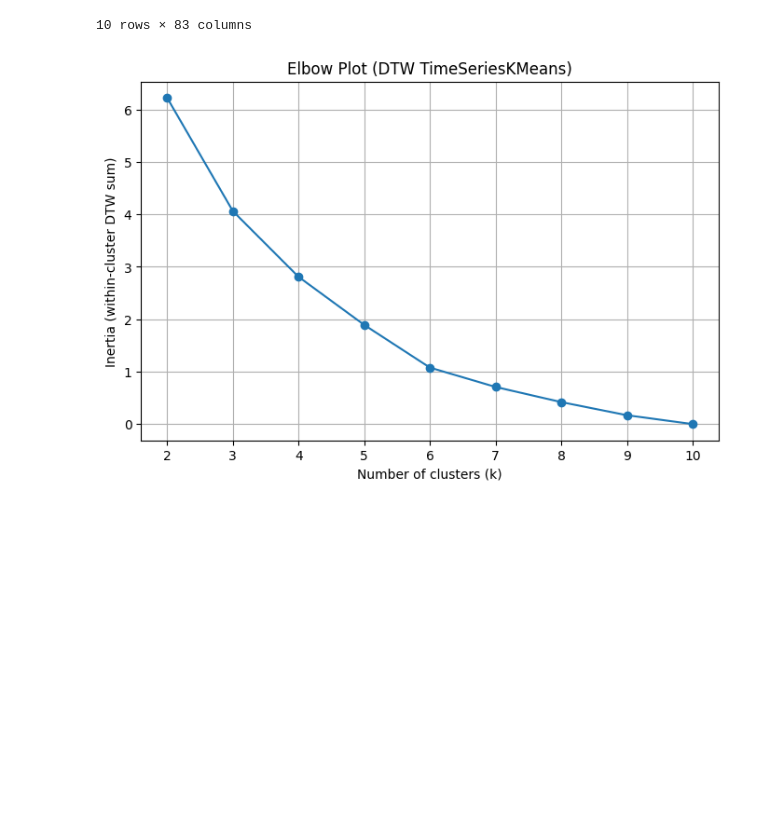
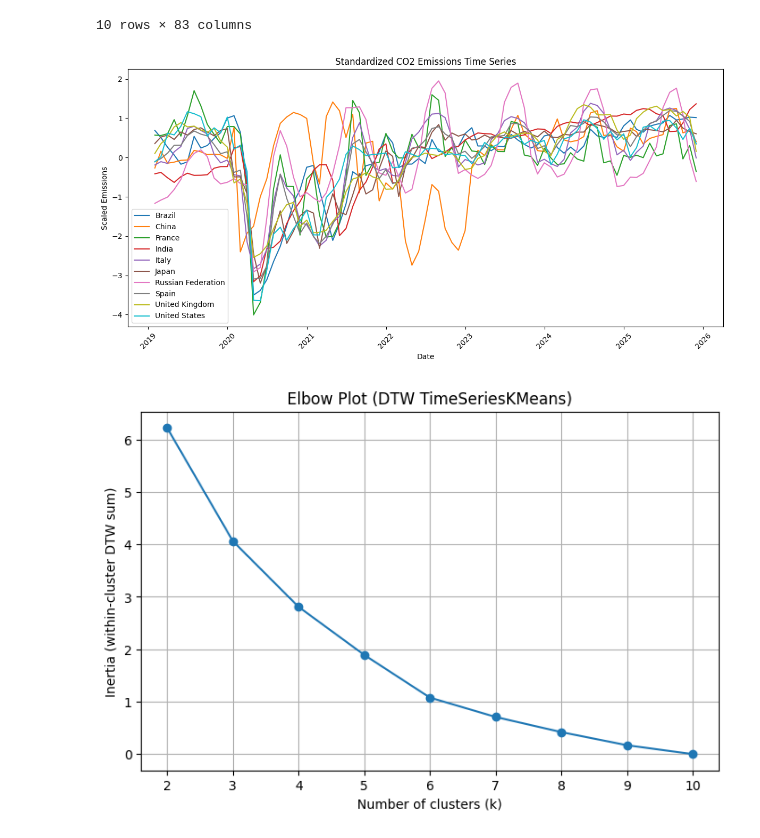
Before and after one commit to thisishasan/data_mining_and_machine_learning, a Jupyter notebook: data_mining_machine_learning.ipynb, the cells around one changed output. Saved outputs shown, nothing was run; the diff lists cells and outputs as text; code cells hidden in the pictures; blank space fills up the shorter version.

```diff
--- a/data_mining_machine_learning.ipynb
+++ b/data_mining_machine_learning.ipynb
@@ -1031,6 +772,27 @@ pd.DataFrame(X_scaled[:, :, 0]).head(10)
 | 8 | 0.104053 | 0.352236 | 0.518818 | 0.780756 | 0.887779 | 0.780719 | 0.798628 | 0.701005 | 0.642278 | 0.746230 | ... | ... |
 | 9 | -0.109708 | 0.019918 | 0.617286 | 0.576564 | 0.797484 | 1.165751 | 1.117062 | 1.040735 | 0.544659 | 0.756768 | ... | ... |
 10 rows × 83 columns
+# %%
+df_plot = pd.DataFrame(
+    X_scaled[:, :, 0],
+    index=pivot.index,
+    columns=pivot.columns
+)
+
+plt.figure(figsize=(12,6))
+
+for country in df_plot.index:
+    plt.plot(df_plot.columns, df_plot.loc[country], label=country)
+
+plt.title("Standardized CO2 Emissions Time Series")
+plt.xlabel("Date")
+plt.ylabel("Scaled Emissions")
+plt.legend()
+plt.xticks(rotation=45)
+plt.tight_layout()
+plt.show()
+# %% [output]
+[figure, added]
 # %%
 k_values = range(2, 11)
 inertias = []
```
Also changed, not shown: parts of 51 cells of this notebook.
